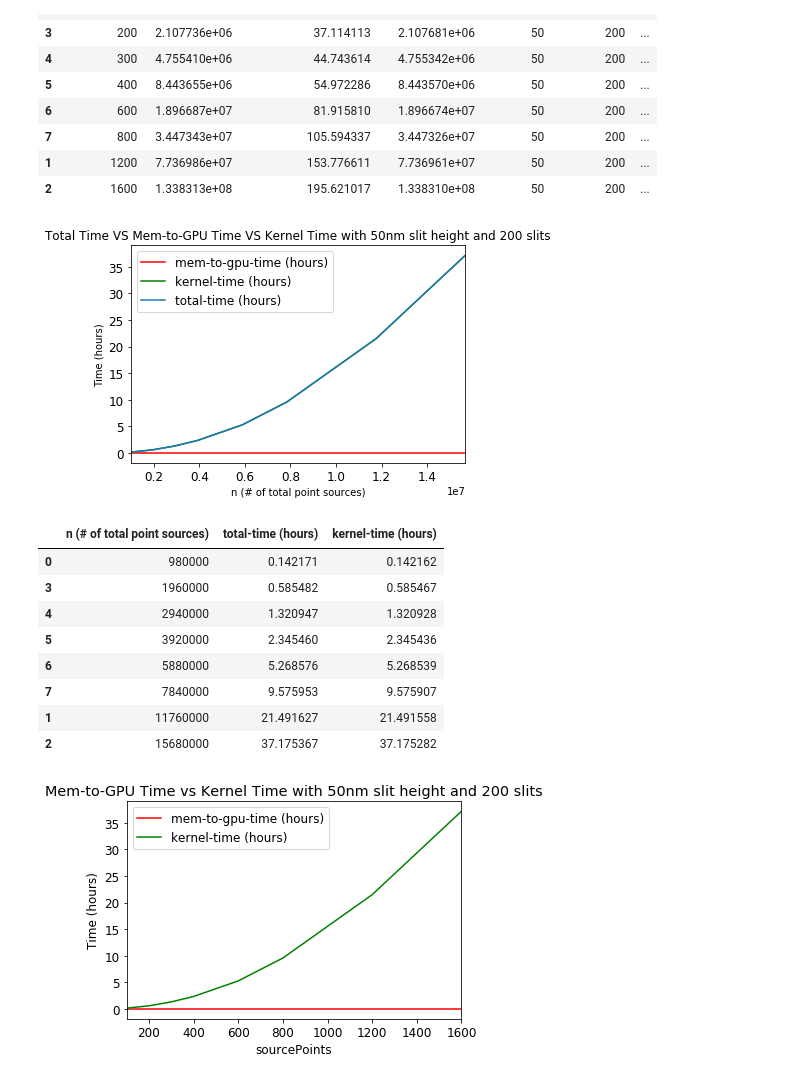
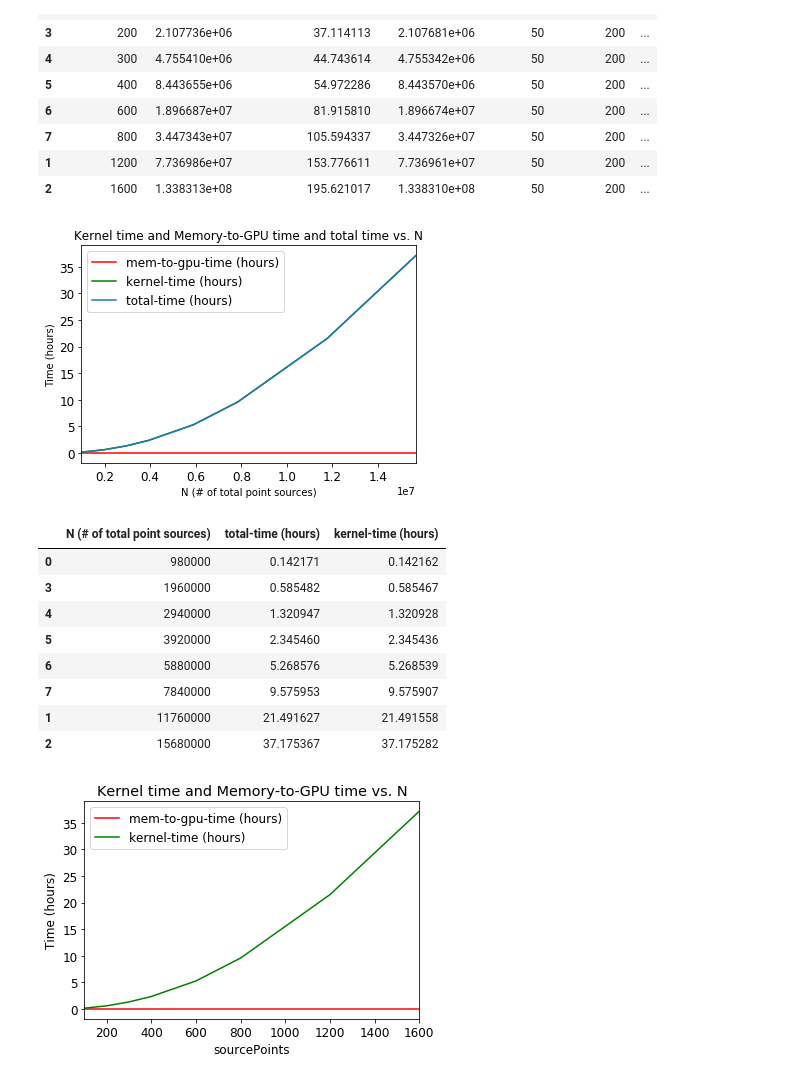
Before and after one commit to gtoledorodriguez/XRay-Optics-Simulation, a Jupyter notebook: notes/gpu-memory-usage/gpu-memory-test-stats.ipynb, the cells around one changed output. Drawn from its saved outputs; the diff is of its cells as text; code cells hidden in the pictures.

Commit message:
change labels and language in graphs

```diff
--- a/notes/gpu-memory-usage/gpu-memory-test-stats.ipynb
+++ b/notes/gpu-memory-usage/gpu-memory-test-stats.ipynb
@@ -28,7 +28,7 @@ df=df.assign(**{"CPU to GPU transfer (GB)": df['bytes-transferred-total-cpu-to-t
 df=df.assign(**{"RAM used (GB)": df['bytes-ram-used-at-end']/1e9})
 
 # calculate how many individual point sources there are
-df=df.assign(**{"n (# of total point sources)":
+df=df.assign(**{"N (# of total point sources)":
 
     calculate_total_point_sources(
         slitHeight=df['slit-height'],
@@ -49,24 +49,24 @@ df
 | 1 | 1200 | 7.736986e+07 | 153.776611 | 7.736961e+07 | 50 | 200 | ... |
 | 2 | 1600 | 1.338313e+08 | 195.621017 | 1.338310e+08 | 50 | 200 | ... |
 # %%
-plt.title("Total Time VS Mem-to-GPU Time VS Kernel Time with 50nm slit height and 200 slits")
+plt.title("Kernel time and Memory-to-GPU time and total time vs. N")
 plt.rcParams["font.size"] = 12
 plt.tick_params(labelsize=12)
 
 plt.ylabel("Time (hours)")
 
 ax = plt.gca()
-df.plot(kind='line',x='n (# of total point sources)',y='mem-to-gpu-time (hours)', color='red', ax=ax)
-df.plot(kind='line',x='n (# of total point sources)',y='kernel-time (hours)', color='green', ax=ax)
-df.plot(kind='line',x='n (# of total point sources)',y='total-time (hours)',ax=ax) # total time slightly eclipses kernel time
+df.plot(kind='line',x='N (# of total point sources)',y='mem-to-gpu-time (hours)', color='red', ax=ax)
+df.plot(kind='line',x='N (# of total point sources)',y='kernel-time (hours)', color='green', ax=ax)
+df.plot(kind='line',x='N (# of total point sources)',y='total-time (hours)',ax=ax) # total time slightly eclipses kernel time
 
 plt.show()
 
 # Show relevant parts of our dataframe
-df[['n (# of total point sources)','total-time (hours)','kernel-time (hours)']]
+df[['N (# of total point sources)','total-time (hours)','kernel-time (hours)']]
 # %% [output]
-[figure, old version]
+[figure, new version]
-|  | n (# of total point sources) | total-time (hours) | kernel-time (hours) |
+|  | N (# of total point sources) | total-time (hours) | kernel-time (hours) |
 | 0 | 980000 | 0.142171 | 0.142162 |
 | 3 | 1960000 | 0.585482 | 0.585467 |
 | 4 | 2940000 | 1.320947 | 1.320928 |
@@ -78,7 +78,7 @@ df[['n (# of total point sources)','total-time (hours)','kernel-time (hours)']]
 # %%
 #made as comparison that the kernel time makes up a majority of the time
 
-plt.title("Mem-to-GPU Time vs Kernel Time with 50nm slit height and 200 slits")
+plt.title("Kernel time and Memory-to-GPU time vs. N")
 plt.rcParams["font.size"] = 12
 plt.tick_params(labelsize=12)
 
@@ -90,5 +90,5 @@ df.plot(kind='line',x='sourcePoints',y='kernel-time (hours)', color='green', ax=
 
 plt.show()
 # %% [output]
-[figure, old version]
+[figure, new version]
 # %%
```
Also changed, not shown: parts of 4 cells of this notebook.
